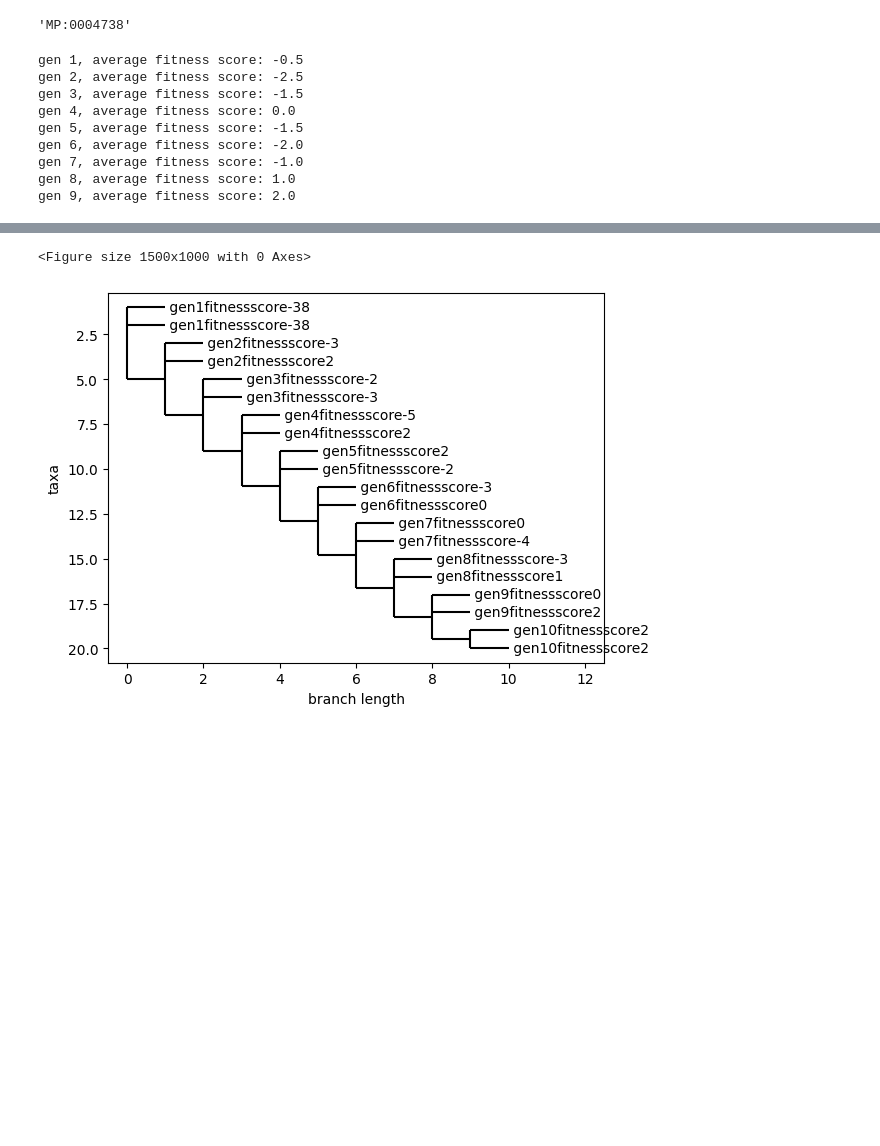
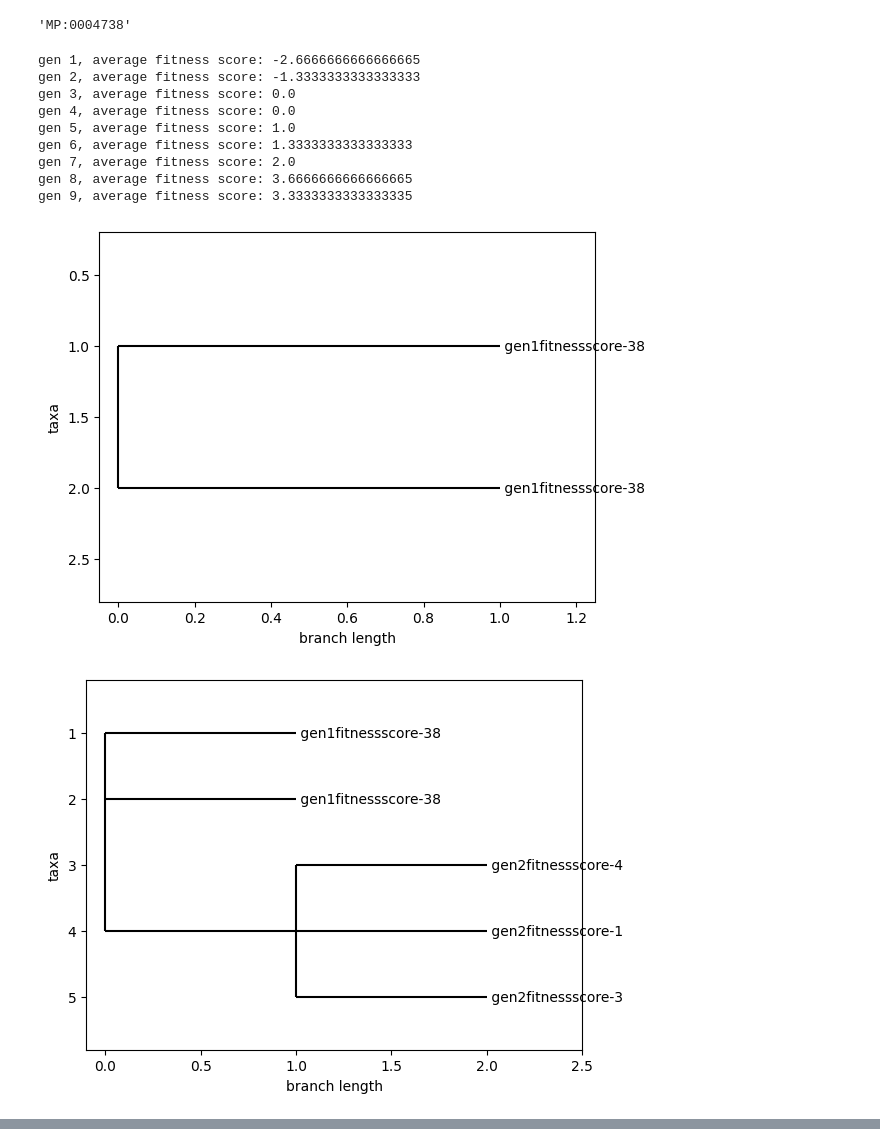
Before and after one commit to PewterZz/grispr, a Jupyter notebook: new_tree.ipynb, the cells around one changed output, grey strips where cells are left out. Cells and saved outputs as stored; diff of their text form; code cells hidden in the pictures; blank space fills up the shorter version.

```diff
--- a/new_tree.ipynb
+++ b/new_tree.ipynb
@@ -179,24 +181,31 @@ rats = [Rat(f"1", df["id"].tolist(), sum(list(map(lambda f: f, df["fitness"]))))
 # %%
 def generate_newick_tree():
     tree = []
     prev_gen = [random.choice(rats), random.choice(rats)]
     tree.append(prev_gen)
+
     for i in range(1, 10):
-        current_gen = [breed(random.choice(prev_gen), random.choice(prev_gen), True) for _ in range(2)]
+        newick_tree = str(tree).replace("[", "(").replace("]", ")")[1: -1] + ";"
+        phylo_tree = Phylo.read(StringIO(newick_tree), "newick")
+        Phylo.draw(phylo_tree, do_show=False)
+        plt.savefig(f"gen {i}")
+        current_gen = [breed(random.choice(prev_gen), random.choice(prev_gen), True) for _ in range(3)]
         print(f"gen {i}, average fitness score: {sum(map(lambda r: r.get_fitness(), current_gen)) / len(current_gen)}")
         prev_gen.append(current_gen)
         prev_gen = current_gen
 
     return tree
 
 tree = str(generate_newick_tree())
 # %% [output]
-gen 1, average fitness score: -0.5
-gen 2, average fitness score: -2.5
-gen 3, average fitness score: -1.5
+gen 1, average fitness score: -2.6666666666666665
+gen 2, average fitness score: -1.3333333333333333
+gen 3, average fitness score: 0.0
 gen 4, average fitness score: 0.0
-gen 5, average fitness score: -1.5
-gen 6, average fitness score: -2.0
-gen 7, average fitness score: -1.0
-gen 8, average fitness score: 1.0
-gen 9, average fitness score: 2.0
+gen 5, average fitness score: 1.0
+gen 6, average fitness score: 1.3333333333333333
+gen 7, average fitness score: 2.0
+gen 8, average fitness score: 3.6666666666666665
+gen 9, average fitness score: 3.3333333333333335
+[figure, added]
+[figure, added]
@@ -205,8 +218,0 @@ newick_tree = tree.replace("[", "(").replace("]", ")")[1: -1] + ";"
-# %%
-tree = Phylo.read(StringIO(newick_tree), "newick")
-
-plt.figure(figsize=(15, 10))
-Phylo.draw(tree)
-# %% [output]
-<Figure size 1500x1000 with 0 Axes>
-[figure, removed]
```
Also changed, not shown: parts of 3 cells of this notebook.
